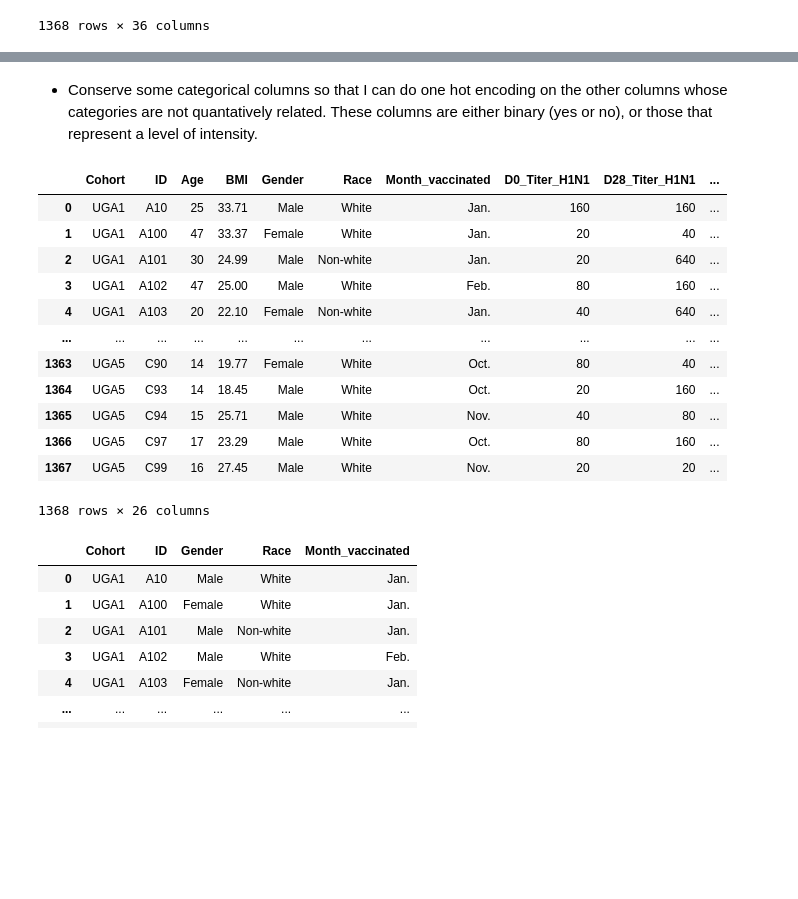
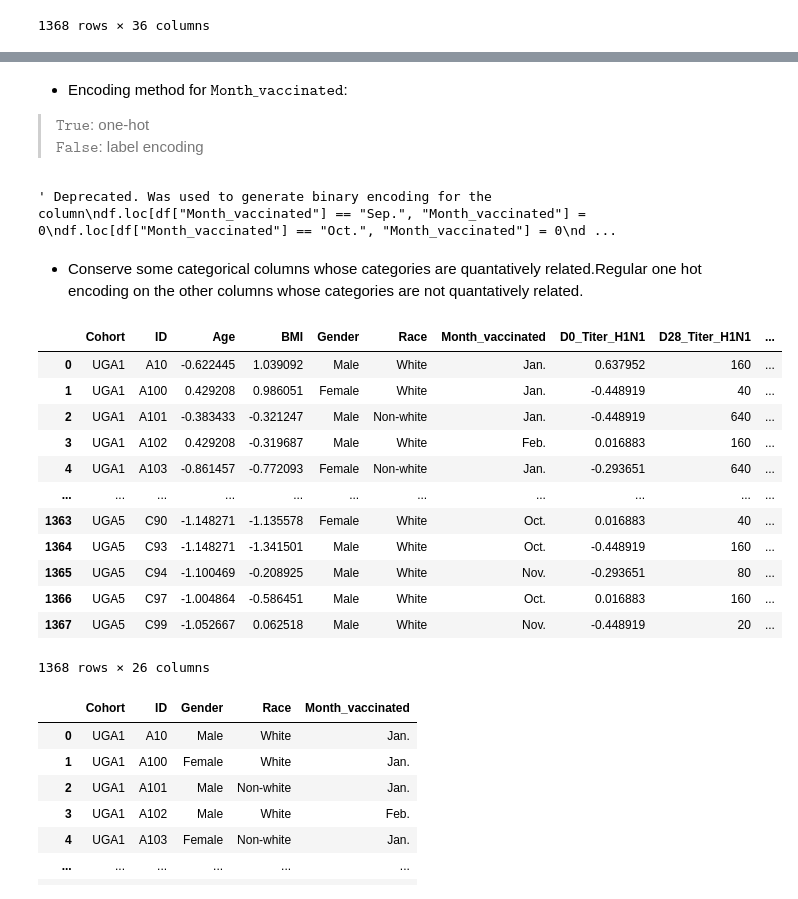
Before and after one commit to AIfSR/2022-fall-bio-treatment, a Jupyter notebook: Baseline.ipynb, the cells around one changed output, grey strips where cells are left out. Saved outputs shown, nothing was run; the diff lists cells and outputs as text; code cells hidden in the pictures; blank space fills up the shorter version.

```diff
--- a/Baseline.ipynb
+++ b/Baseline.ipynb
@@ -119,0 +127,10 @@ df
+# %%
+def normalize(data):
+    scaler = StandardScaler()
+    scaler.fit(data)
+    data = scaler.transform(data)
+    return data
+
+numerical_cols = ["Age", "BMI","D0_Titer_H1N1","D0_Titer_H3N2", "D0_Titer_IBV_Yam", "D0_Titer_IBV_Vic"]
+df[numerical_cols] = normalize(df[numerical_cols])
+df
@@ -120,40 +151,65 @@ df
+# %% [markdown]
+* Encoding method for $\texttt{Month_vaccinated}$:
+>$\texttt{True}$: one-hot\
+$\texttt{False}$: label encoding
+# %%
+month_one_hot = True  # change and rerun the notebook for this to take effect
+# %%
+''' Deprecated. Was used to generate binary encoding for the column
+df.loc[df["Month_vaccinated"] == "Sep.", "Month_vaccinated"] = 0
+df.loc[df["Month_vaccinated"] == "Oct.", "Month_vaccinated"] = 0
+df.loc[df["Month_vaccinated"] == "Nov.", "Month_vaccinated"] = 0
+
+df.loc[df["Month_vaccinated"] == "Dec.", "Month_vaccinated"] = 1
+df.loc[df["Month_vaccinated"] == "Jan.", "Month_vaccinated"] = 1
+df.loc[df["Month_vaccinated"] == "Feb.", "Month_vaccinated"] = 1
+df = df.astype({'Month_vaccinated': 'int32'})
+df
+'''
+# %% [output]
+' Deprecated. Was used to generate binary encoding for the column\ndf.loc[df["Month_vaccinated"] == "Sep.", "Month_vaccinated"] = 0\ndf.loc[df["Month_vaccinated"] == "Oct.", "Month_vaccinated"] = 0\nd ...
 # %% [markdown]
-* Conserve some categorical columns so that I can do one hot encoding on the other columns whose categories are not quantatively related. These columns are either binary (yes or no), or those that represent a level of intensity.
+* Conserve some categorical columns whose categories are quantatively related.Regular one hot encoding on the other columns whose categories are not quantatively related.
 # %%
 bmi_cat = df["BMI_category"]
 df2 = df.drop("BMI_category", axis=1)
 comorbidities = df["Comorbidities"]
 df2 = df2.drop("Comorbidities", axis=1)
 dose = df["Vaccine_dose"]
 df2 = df2.drop("Vaccine_dose", axis=1)
+
+if not month_one_hot:
+  month = df["Month_vaccinated"]
+  df2 = df2.drop("Month_vaccinated", axis=1)
+
 pre_vac = df["PreVacc_status"]
 df2 = df2.drop("PreVacc_status", axis=1)
 h1n1 = df["SC_category_H1N1"]
 df2 = df2.drop("SC_category_H1N1", axis=1)
 h3n2 = df["SC_category_H3N2"]
 df2 = df2.drop("SC_category_H3N2", axis=1)
 yam = df["SC_category_IBV_Yam"]
 df2 = df2.drop("SC_category_IBV_Yam", axis=1)
 vic = df["SC_category_IBV_Vic"]
 df2 = df2.drop("SC_category_IBV_Vic", axis=1)
 comp = df["Composite_SC_category"]
 df2 = df2.drop("Composite_SC_category", axis=1)
 base = df["Baseline_category_Num_SeroPos_strains"]
 df2 = df2.drop("Baseline_category_Num_SeroPos_strains", axis=1)
 df2
 # %% [output]
 |  | Cohort | ID | Age | BMI | Gender | Race | Month_vaccinated | D0_Titer_H1N1 | D28_Titer_H1N1 | ... |
-| 0 | UGA1 | A10 | 25 | 33.71 | Male | White | Jan. | 160 | 160 | ... |
-| 1 | UGA1 | A100 | 47 | 33.37 | Female | White | Jan. | 20 | 40 | ... |
-| 2 | UGA1 | A101 | 30 | 24.99 | Male | Non-white | Jan. | 20 | 640 | ... |
-| 3 | UGA1 | A102 | 47 | 25.00 | Male | White | Feb. | 80 | 160 | ... |
-| 4 | UGA1 | A103 | 20 | 22.10 | Female | Non-white | Jan. | 40 | 640 | ... |
+| 0 | UGA1 | A10 | -0.622445 | 1.039092 | Male | White | Jan. | 0.637952 | 160 | ... |
+| 1 | UGA1 | A100 | 0.429208 | 0.986051 | Female | White | Jan. | -0.448919 | 40 | ... |
+| 2 | UGA1 | A101 | -0.383433 | -0.321247 | Male | Non-white | Jan. | -0.448919 | 640 | ... |
+| 3 | UGA1 | A102 | 0.429208 | -0.319687 | Male | White | Feb. | 0.016883 | 160 | ... |
+| 4 | UGA1 | A103 | -0.861457 | -0.772093 | Female | Non-white | Jan. | -0.293651 | 640 | ... |
 | ... | ... | ... | ... | ... | ... | ... | ... | ... | ... | ... |
-| 1363 | UGA5 | C90 | 14 | 19.77 | Female | White | Oct. | 80 | 40 | ... |
-| 1364 | UGA5 | C93 | 14 | 18.45 | Male | White | Oct. | 20 | 160 | ... |
-| 1365 | UGA5 | C94 | 15 | 25.71 | Male | White | Nov. | 40 | 80 | ... |
-| 1366 | UGA5 | C97 | 17 | 23.29 | Male | White | Oct. | 80 | 160 | ... |
-| 1367 | UGA5 | C99 | 16 | 27.45 | Male | White | Nov. | 20 | 20 | ... |
+| 1363 | UGA5 | C90 | -1.148271 | -1.135578 | Female | White | Oct. | 0.016883 | 40 | ... |
+| 1364 | UGA5 | C93 | -1.148271 | -1.341501 | Male | White | Oct. | -0.448919 | 160 | ... |
+| 1365 | UGA5 | C94 | -1.100469 | -0.208925 | Male | White | Nov. | -0.293651 | 80 | ... |
+| 1366 | UGA5 | C97 | -1.004864 | -0.586451 | Male | White | Oct. | 0.016883 | 160 | ... |
+| 1367 | UGA5 | C99 | -1.052667 | 0.062518 | Male | White | Nov. | -0.448919 | 20 | ... |
 1368 rows × 26 columns
 # %%
 df2.select_dtypes(exclude=["number"])
```
Also changed, not shown: parts of 23 cells of this notebook.
